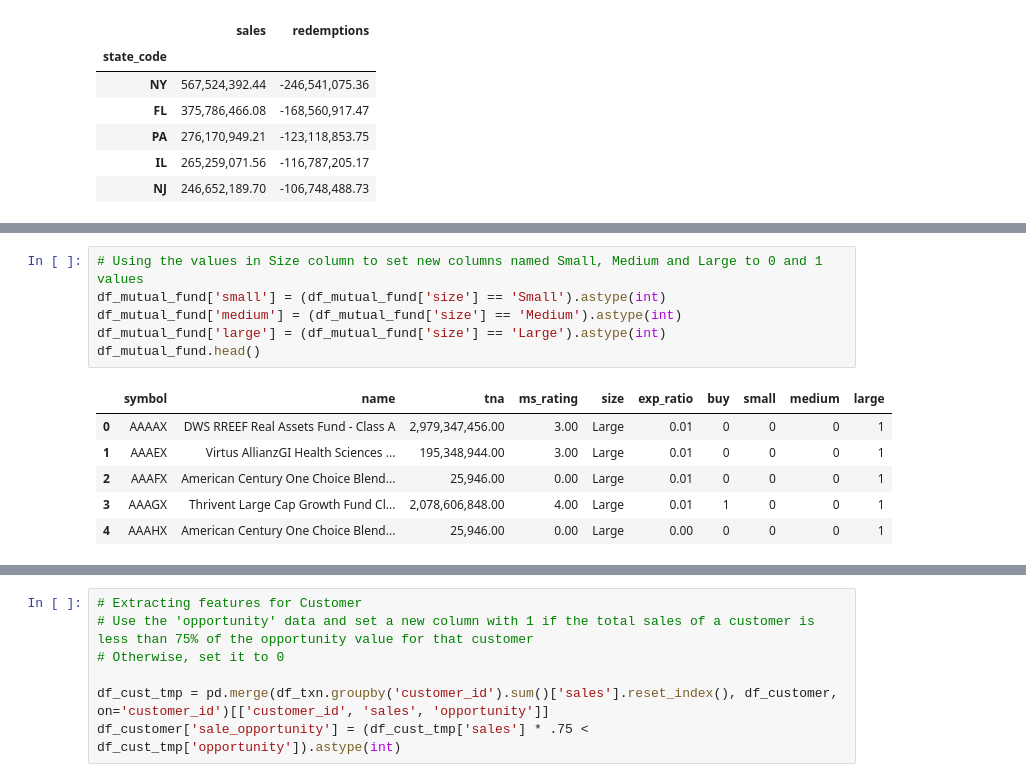
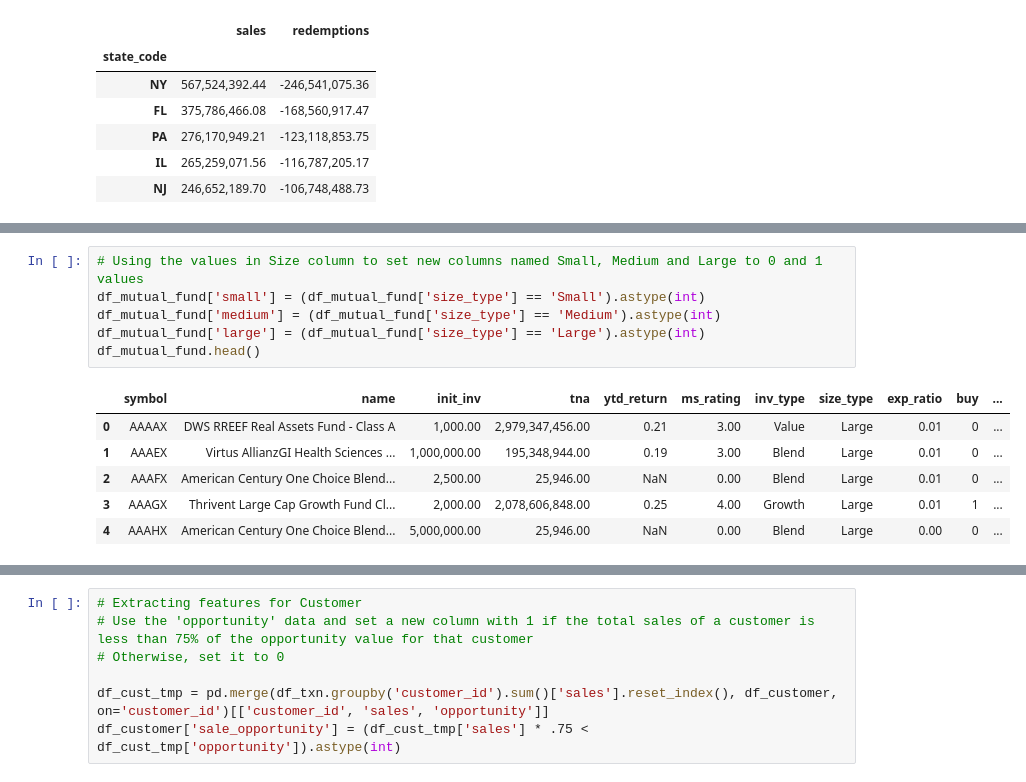
Before and after one commit to bthodla/udsnd_capstone, a Jupyter notebook: invest_sure.ipynb, the cells around one changed output, grey strips where cells are left out. Drawn from its saved outputs; the diff is of its cells as text.

```diff
--- a/invest_sure.ipynb
+++ b/invest_sure.ipynb
@@ -334,16 +343,16 @@ df_mutual_fund.head()
 # %%
 # Using the values in Size column to set new columns named Small, Medium and Large to 0 and 1 values
-df_mutual_fund['small'] = (df_mutual_fund['size'] == 'Small').astype(int)
-df_mutual_fund['medium'] = (df_mutual_fund['size'] == 'Medium').astype(int)
-df_mutual_fund['large'] = (df_mutual_fund['size'] == 'Large').astype(int)
+df_mutual_fund['small'] = (df_mutual_fund['size_type'] == 'Small').astype(int)
+df_mutual_fund['medium'] = (df_mutual_fund['size_type'] == 'Medium').astype(int)
+df_mutual_fund['large'] = (df_mutual_fund['size_type'] == 'Large').astype(int)
 df_mutual_fund.head()
 # %% [output]
-|  | symbol | name | tna | ms_rating | size | exp_ratio | buy | small | medium | large |
-| 0 | AAAAX | DWS RREEF Real Assets Fund - Class A | 2,979,347,456.00 | 3.00 | Large | 0.01 | 0 | 0 | 0 | 1 |
-| 1 | AAAEX | Virtus AllianzGI Health Sciences ... | 195,348,944.00 | 3.00 | Large | 0.01 | 0 | 0 | 0 | 1 |
-| 2 | AAAFX | American Century One Choice Blend... | 25,946.00 | 0.00 | Large | 0.01 | 0 | 0 | 0 | 1 |
-| 3 | AAAGX | Thrivent Large Cap Growth Fund Cl... | 2,078,606,848.00 | 4.00 | Large | 0.01 | 1 | 0 | 0 | 1 |
-| 4 | AAAHX | American Century One Choice Blend... | 25,946.00 | 0.00 | Large | 0.00 | 0 | 0 | 0 | 1 |
+|  | symbol | name | init_inv | tna | ytd_return | ms_rating | inv_type | size_type | exp_ratio | buy | ... |
+| 0 | AAAAX | DWS RREEF Real Assets Fund - Class A | 1,000.00 | 2,979,347,456.00 | 0.21 | 3.00 | Value | Large | 0.01 | 0 | ... |
+| 1 | AAAEX | Virtus AllianzGI Health Sciences ... | 1,000,000.00 | 195,348,944.00 | 0.19 | 3.00 | Blend | Large | 0.01 | 0 | ... |
+| 2 | AAAFX | American Century One Choice Blend... | 2,500.00 | 25,946.00 | NaN | 0.00 | Blend | Large | 0.01 | 0 | ... |
+| 3 | AAAGX | Thrivent Large Cap Growth Fund Cl... | 2,000.00 | 2,078,606,848.00 | 0.25 | 4.00 | Growth | Large | 0.01 | 1 | ... |
+| 4 | AAAHX | American Century One Choice Blend... | 5,000,000.00 | 25,946.00 | NaN | 0.00 | Blend | Large | 0.00 | 0 | ... |
 # %%
 # Using Expense Ratio values to add new columns named "er_low', 'er_medium' and 'er_high'
 # First let us set all NaN values to zero which is a reasonable replacement; if an expense ration is not available, we can consider it to be 0
```
Also changed, not shown: parts of 50 cells of this notebook, 2 other files.
